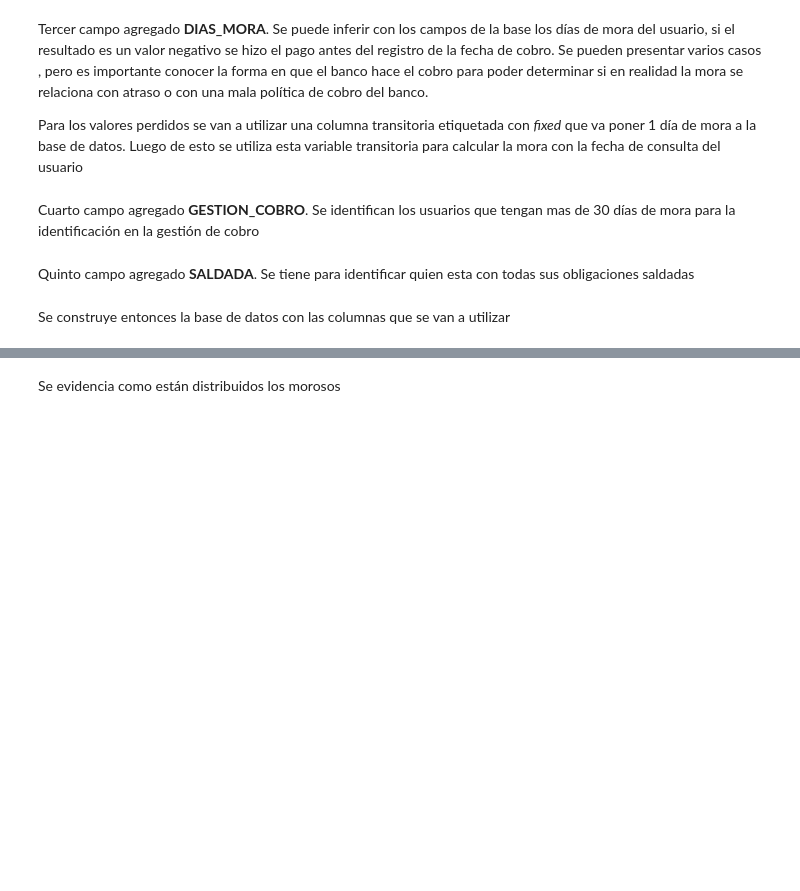
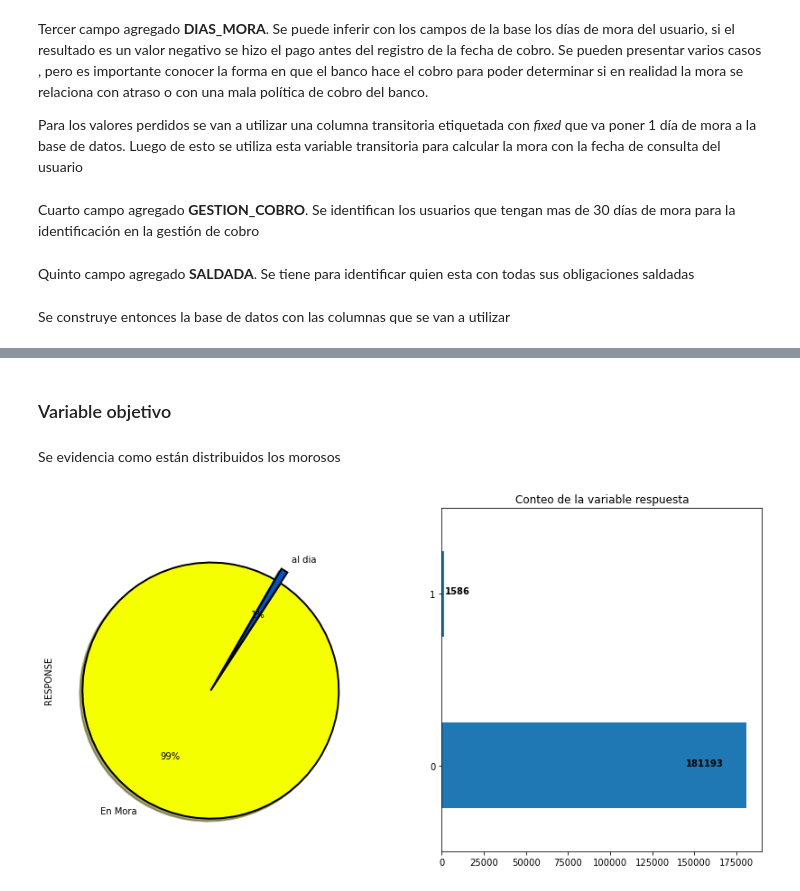
Before and after one commit to jomen93/Cartera, a Jupyter notebook: Modelo.ipynb, the cells around one changed output, grey strips where cells are left out. Saved outputs shown, nothing was run; the diff lists cells and outputs as text; code cells hidden in the pictures; blank space fills up the shorter version.

```diff
--- a/Modelo.ipynb
+++ b/Modelo.ipynb
@@ -100,11 +90,10 @@ data["SALDADA"] = (~data["FECHA_PAGO"].isna()).astype("int")
 Se construye entonces la base de datos con las columnas que se van a utilizar
 # %%
 keys = ["NUMERO_CONTRATO", "TIPO_IDENTIFICACION", "IDENTIFICACION", "SEXO", "INGRESO",
-        "REGION", "REPUTACION_CLIENTE", "GARANTIA_COLATERAL_CLIENTE", "NIVEL_RIESGO_CLIENTE", "CAPACIDAD_CLIENTE",
+        "REGION", "REPUTACION_CLIENTE", "GARANTIA_COLATERAL_CLIENTE", "NIVEL_RIESGO_CLIENTE", "CAPACIDAD_CLIENTE", "CAPITAL_CLIENTE",
         "CIUDAD", "PROVINCIA_ESTADO_DEPARTAMENTO", "PLAZO_PACTADO", "CANTIDAD_CUOTAS_PAGADAS", "CANTIDAD_CUOTAS_PENDIENTES",
         "PORCENTAJE_INTERES_CORRIENTE_EA", "PORCENTAJE_INTERES_MORA_EA", "SALDO_CAPITAL_CONTRATO", "VALOR_INICIAL", "CANTIDAD_FACTURAS",
         "ID_CONTRATO", "ID_CLIENTE", "DIAS_MORA", "GESTION_COBRO", "DIAS_CONOCIMIENTO_FACTURA",
         "SALDADA"
        ]
-data = data[keys]
-data
+DATA = data[keys]
@@ -129,3 +106,5 @@ Se cambia el nombre de la variable respuesta
 # %%
-data.rename(columns={"GESTION_COBRO": "RESPONSE"})
+DATA.rename(columns={"GESTION_COBRO": "RESPONSE"}, inplace=True)
+
+# Debug this cell
 # %% [output]
@@ -145,2 +115,25 @@ data.rename(columns={"GESTION_COBRO": "RESPONSE"})
+# %% [markdown]
+### Variable objetivo
 # %% [markdown]
 Se evidencia como están distribuidos los morosos
+# %%
+plt.figure(figsize=(14,7))
+
+plt.subplot(121)
+DATA["RESPONSE"].value_counts().plot.pie(autopct="%1.0f%%",
+                                         colors=sns.color_palette("prism",7),
+                                         startangle=60,
+                                         labels=["En Mora", "al dia"],
+                                         wedgeprops={"linewidth":2, "edgecolor":"k"},
+                                         explode=[.1, 0],
+                                         shadow=True
+                                        )
+plt.subplot(122)
+ax = DATA["RESPONSE"].value_counts().plot(kind="barh")
+ax.text(DATA["RESPONSE"].value_counts()[0] * 0.8, 0, DATA["RESPONSE"].value_counts()[0], weight="bold")
+ax.text(DATA["RESPONSE"].value_counts()[1]*1.1 , 1, DATA["RESPONSE"].value_counts()[1], weight="bold")
+
+plt.title("Conteo de la variable respuesta")
+plt.show()
+# %% [output]
+[figure, added]
```
Also changed, not shown: parts of 23 cells of this notebook.
